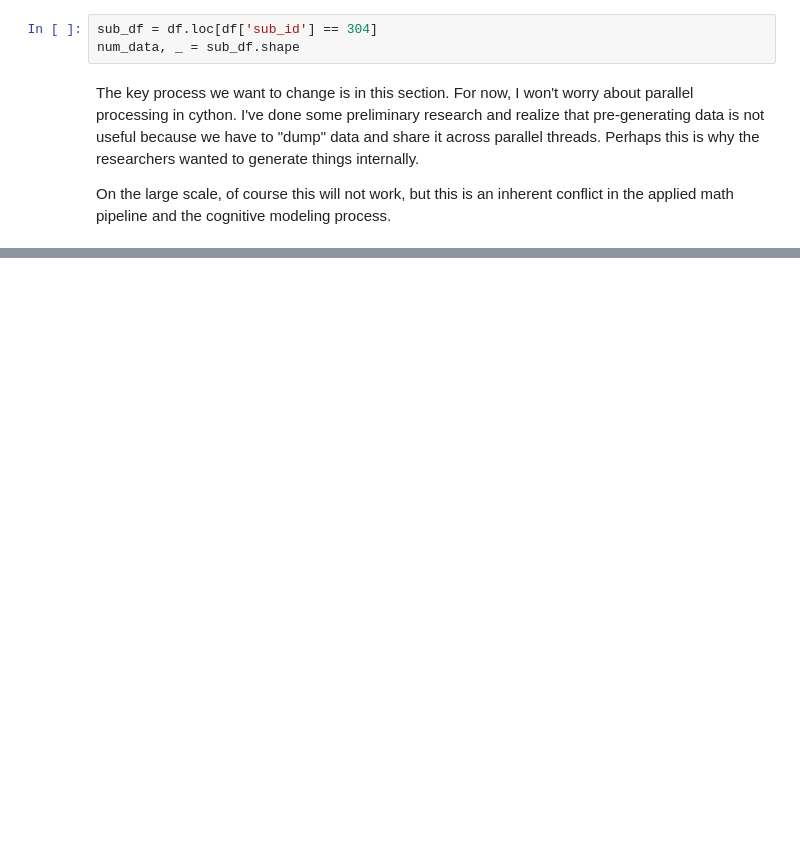
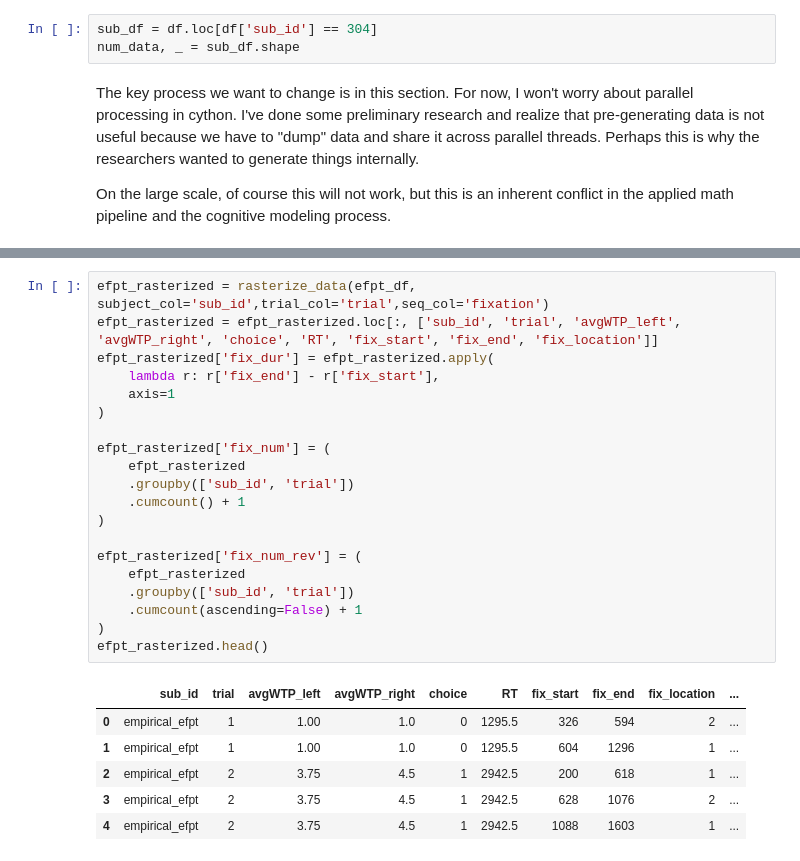
Before and after one commit to Hehesh/efficient-fpt, a Jupyter notebook: empirical_addm_gen_data.ipynb, the cells around one changed output, grey strips where cells are left out. Cells and saved outputs as stored; diff of their text form; blank space fills up the shorter version.

```diff
--- a/empirical_addm_gen_data.ipynb
+++ b/empirical_addm_gen_data.ipynb
@@ -253,0 +397,27 @@ NameError: name 'cpu_count' is not defined
+# %%
+efpt_rasterized = rasterize_data(efpt_df, subject_col='sub_id',trial_col='trial',seq_col='fixation')
+efpt_rasterized = efpt_rasterized.loc[:, ['sub_id', 'trial', 'avgWTP_left', 'avgWTP_right', 'choice', 'RT', 'fix_start', 'fix_end', 'fix_location']]
+efpt_rasterized['fix_dur'] = efpt_rasterized.apply(
+    lambda r: r['fix_end'] - r['fix_start'],
+    axis=1
+)
+
+efpt_rasterized['fix_num'] = (
+    efpt_rasterized
+    .groupby(['sub_id', 'trial'])
+    .cumcount() + 1
+)
+
+efpt_rasterized['fix_num_rev'] = (
+    efpt_rasterized
+    .groupby(['sub_id', 'trial'])
+    .cumcount(ascending=False) + 1
+)
+efpt_rasterized.head()
+# %% [output]
+|  | sub_id | trial | avgWTP_left | avgWTP_right | choice | RT | fix_start | fix_end | fix_location | ... |
+| 0 | empirical_efpt | 1 | 1.00 | 1.0 | 0 | 1295.5 | 326 | 594 | 2 | ... |
+| 1 | empirical_efpt | 1 | 1.00 | 1.0 | 0 | 1295.5 | 604 | 1296 | 1 | ... |
+| 2 | empirical_efpt | 2 | 3.75 | 4.5 | 1 | 2942.5 | 200 | 618 | 1 | ... |
+| 3 | empirical_efpt | 2 | 3.75 | 4.5 | 1 | 2942.5 | 628 | 1076 | 2 | ... |
+| 4 | empirical_efpt | 2 | 3.75 | 4.5 | 1 | 2942.5 | 1088 | 1603 | 1 | ... |
```
Also changed, not shown: parts of 15 cells of this notebook, 5 other files.
